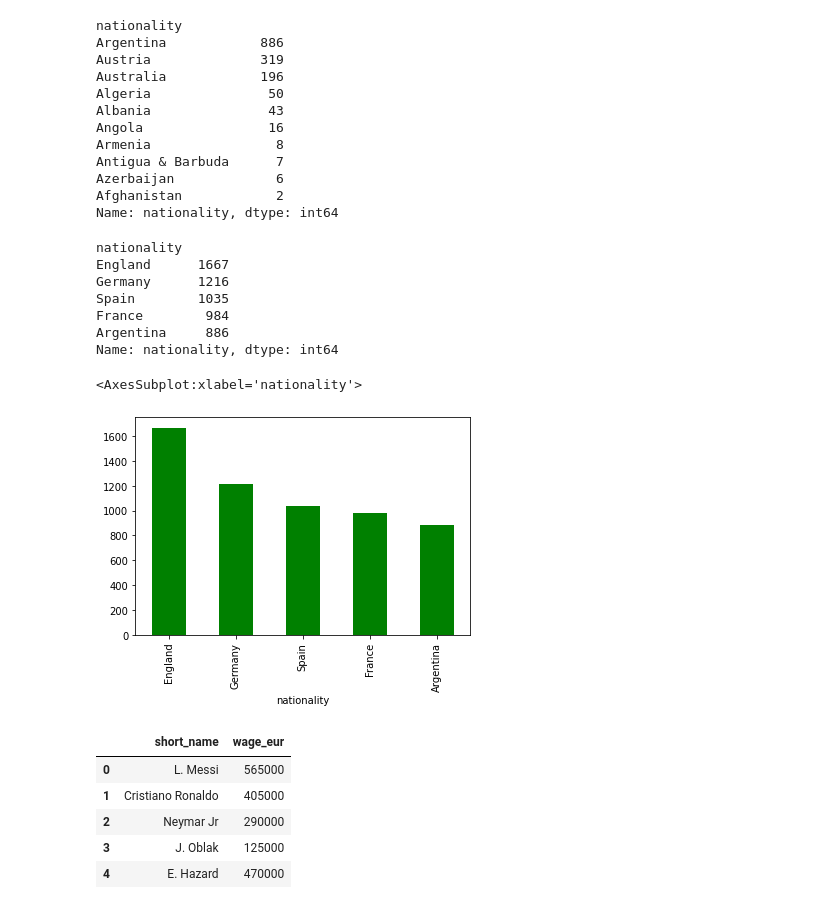
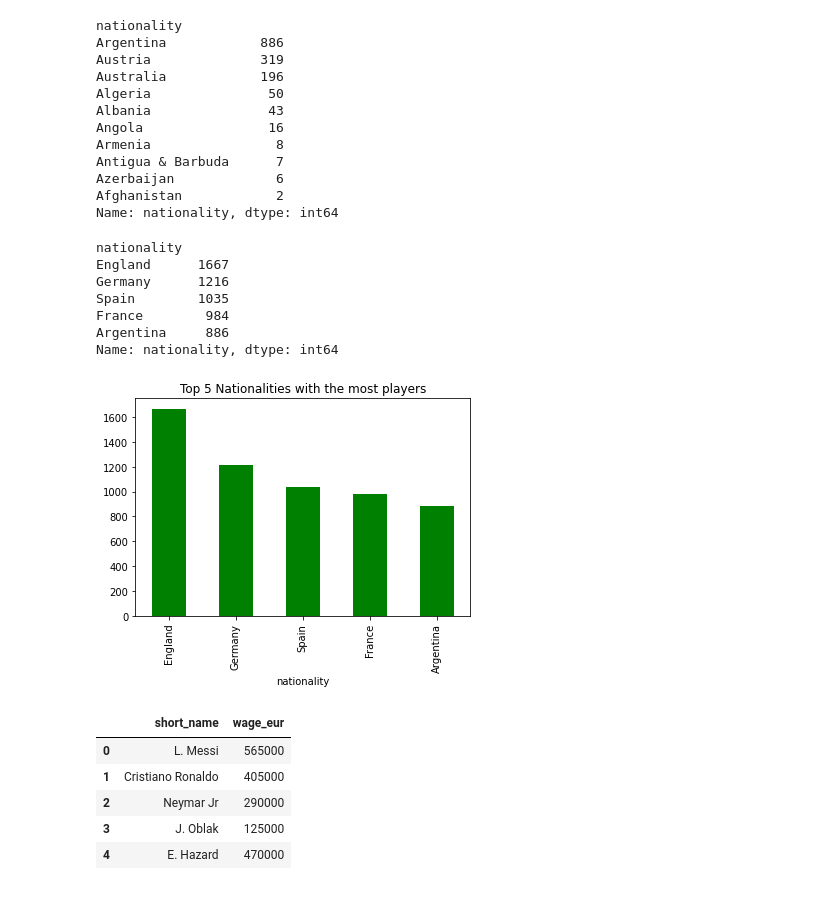
Before and after one commit to mphelps1978/JumpPlus_Fifa_Data_Analysis, a Jupyter notebook: JumpPlus_FIFA_Data.ipynb, the cells around one changed output. Drawn from its saved outputs; the diff is of its cells as text; code cells hidden in the pictures.

Commit message:
Formatting to remove matplotlib descriptions from plots

```diff
--- a/JumpPlus_FIFA_Data.ipynb
+++ b/JumpPlus_FIFA_Data.ipynb
@@ -93,20 +93,17 @@ Name: nationality, dtype: int64
 # %%
 # Another way of doing 5, sorting the whole list, as opposed to just the top10
 top5 = df.groupby(['nationality'])['nationality'].count().sort_values(ascending = False).head()
-top5
+print(top5)
+top5.plot.bar(color='green', title="Top 5 Nationalities with the most players");
 # %% [output]
 nationality
 England      1667
 Germany      1216
 Spain        1035
 France        984
 Argentina     886
 Name: nationality, dtype: int64
+[figure, added]
-# %%
-top5.plot.bar(color='green')
-# %% [output]
-<AxesSubplot:xlabel='nationality'>
-[figure, removed]
 # %%
 # Top 5 players short name and wages
 top5_players_wages = df[['short_name', 'wage_eur']].head()
```
Also changed, not shown: parts of 2 cells of this notebook.
